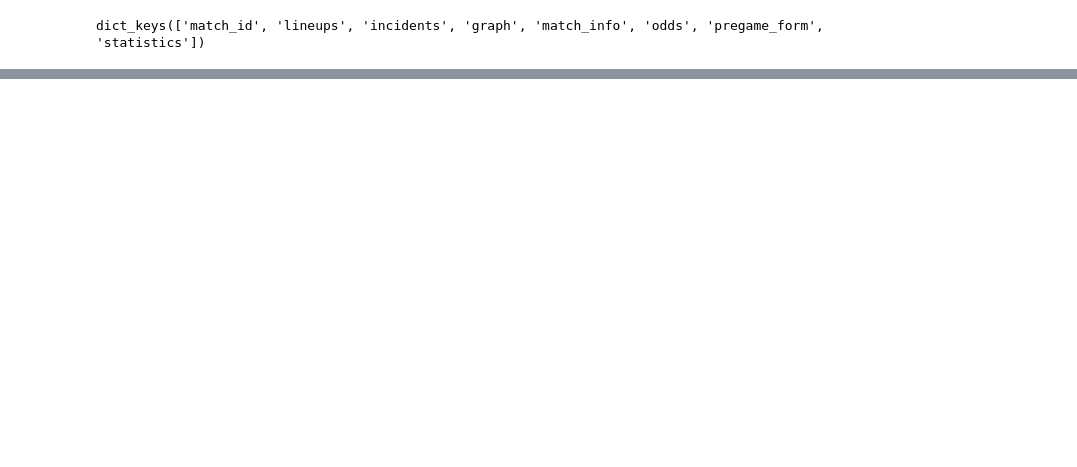
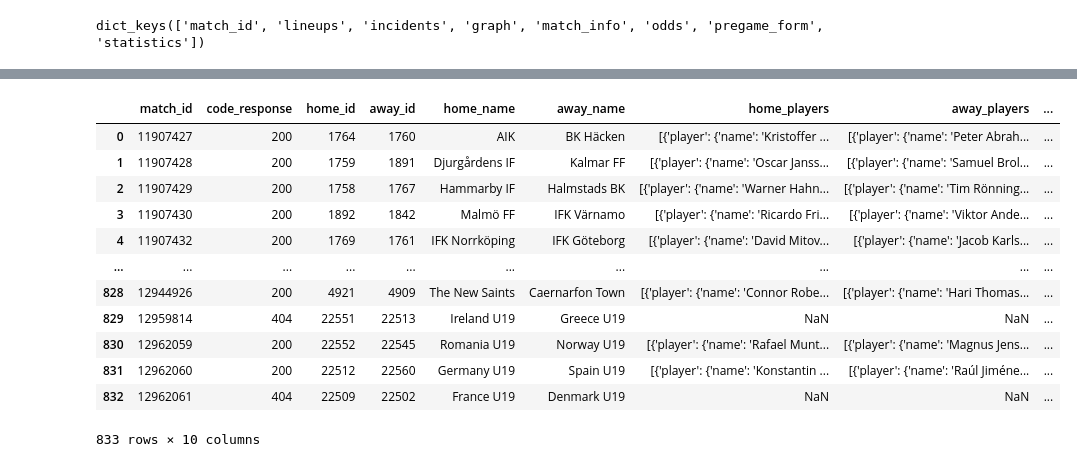
Before and after one commit to Ahmetyldrr/FxF, a Jupyter notebook: DataBaseKontrol.ipynb, the cells around one changed output, grey strips where cells are left out. Drawn from its saved outputs; the diff is of its cells as text; code cells hidden in the pictures; blank space fills up the shorter version.

```diff
--- a/DataBaseKontrol.ipynb
+++ b/DataBaseKontrol.ipynb
@@ -263,0 +91,28 @@ ValueError: Field 'season_year' expected a number but got '24/25'.
+# %%
+mycols = ["lineups.match_id","lineups.response_code",
+          "match_info.data.event.homeTeam.id","match_info.data.event.awayTeam.id",
+          "match_info.data.event.homeTeam.name","match_info.data.event.awayTeam.name",
+          "lineups.data.home.players","lineups.data.away.players",
+          "lineups.data.home.missingPlayers","lineups.data.away.missingPlayers"]
+
+data = stats_df[mycols]
+data.columns = ["match_id","code_response",
+                "home_id","away_id",
+                "home_name","away_name",
+                "home_players","away_players",
+                "home_missing","away_missing"]
+data
+# %% [output]
+|  | match_id | code_response | home_id | away_id | home_name | away_name | home_players | away_players | ... |
+| 0 | 11907427 | 200 | 1764 | 1760 | AIK | BK Häcken | [{'player': {'name': 'Kristoffer ... | [{'player': {'name': 'Peter Abrah... | ... |
+| 1 | 11907428 | 200 | 1759 | 1891 | Djurgårdens IF | Kalmar FF | [{'player': {'name': 'Oscar Janss... | [{'player': {'name': 'Samuel Brol... | ... |
+| 2 | 11907429 | 200 | 1758 | 1767 | Hammarby IF | Halmstads BK | [{'player': {'name': 'Warner Hahn... | [{'player': {'name': 'Tim Rönning... | ... |
+| 3 | 11907430 | 200 | 1892 | 1842 | Malmö FF | IFK Värnamo | [{'player': {'name': 'Ricardo Fri... | [{'player': {'name': 'Viktor Ande... | ... |
+| 4 | 11907432 | 200 | 1769 | 1761 | IFK Norrköping | IFK Göteborg | [{'player': {'name': 'David Mitov... | [{'player': {'name': 'Jacob Karls... | ... |
+| ... | ... | ... | ... | ... | ... | ... | ... | ... | ... |
+| 828 | 12944926 | 200 | 4921 | 4909 | The New Saints | Caernarfon Town | [{'player': {'name': 'Connor Robe... | [{'player': {'name': 'Hari Thomas... | ... |
+| 829 | 12959814 | 404 | 22551 | 22513 | Ireland U19 | Greece U19 | NaN | NaN | ... |
+| 830 | 12962059 | 200 | 22552 | 22545 | Romania U19 | Norway U19 | [{'player': {'name': 'Rafael Munt... | [{'player': {'name': 'Magnus Jens... | ... |
+| 831 | 12962060 | 200 | 22512 | 22560 | Germany U19 | Spain U19 | [{'player': {'name': 'Konstantin ... | [{'player': {'name': 'Raúl Jiméne... | ... |
+| 832 | 12962061 | 404 | 22509 | 22502 | France U19 | Denmark U19 | NaN | NaN | ... |
+833 rows × 10 columns
```
Also changed, not shown: parts of 13 cells of this notebook, 6 other files.
